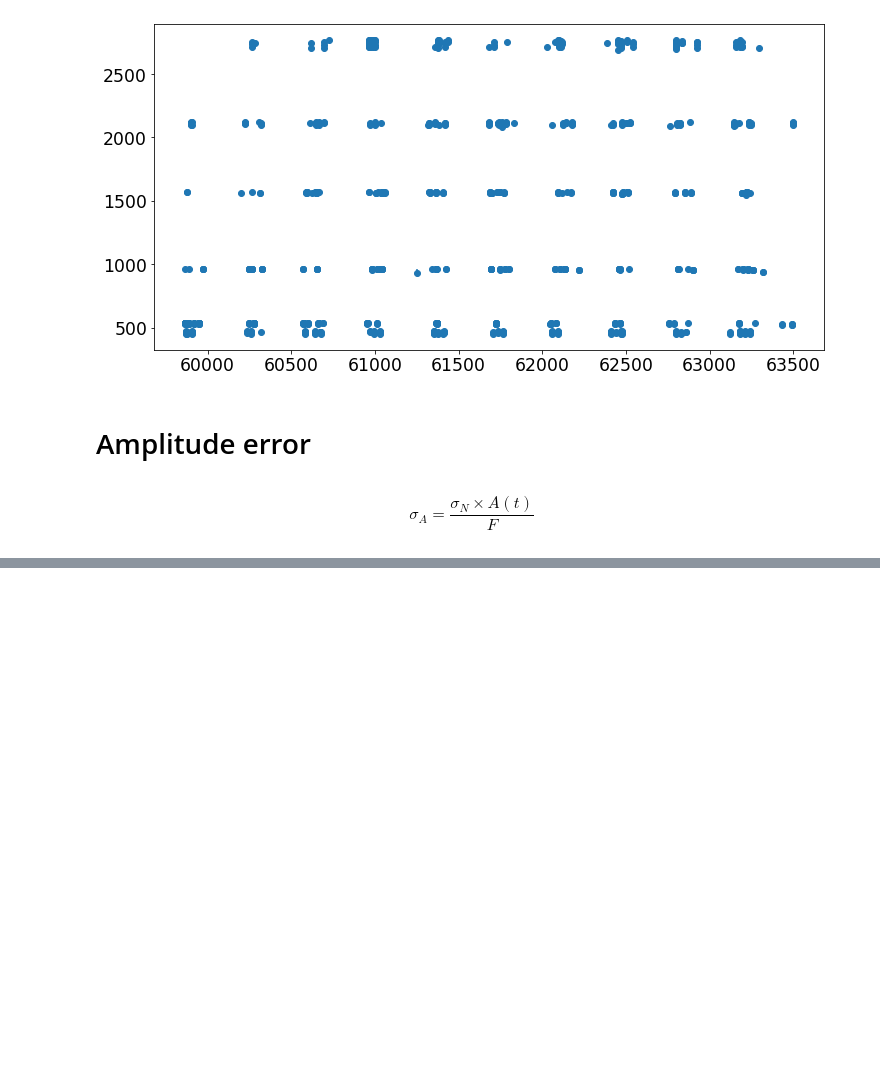
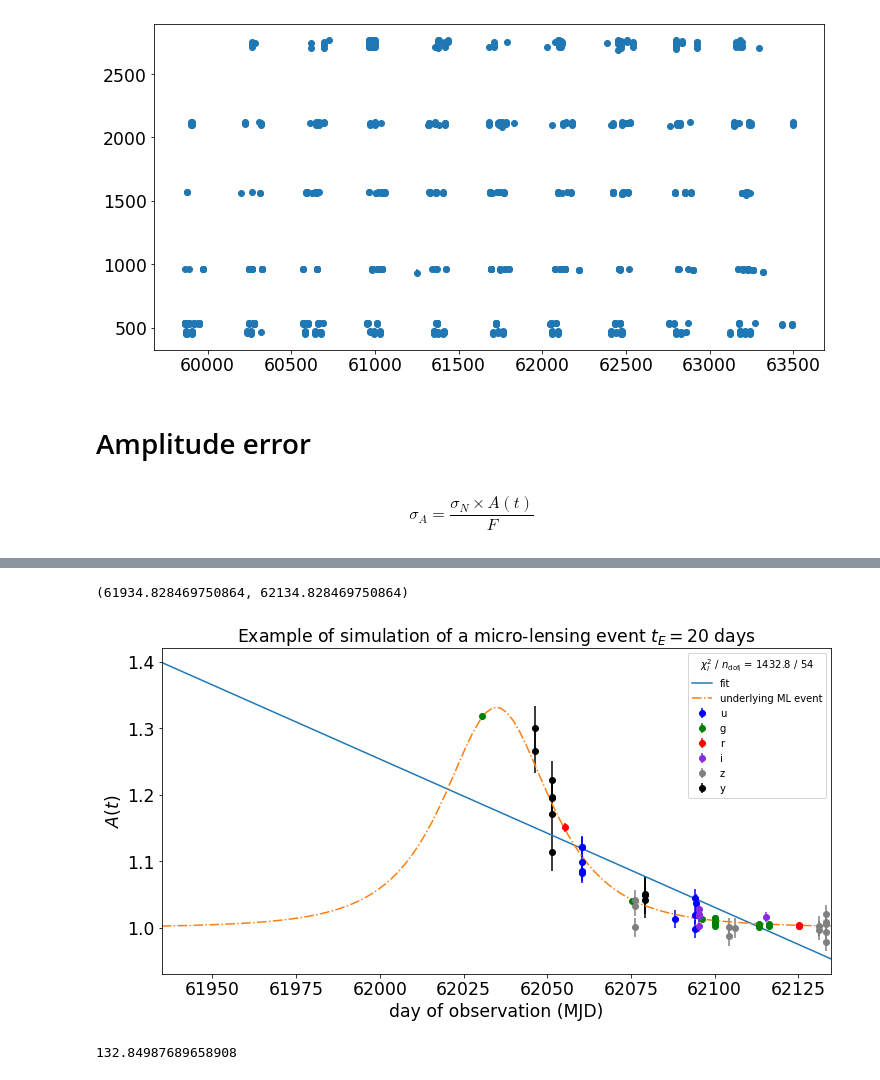
Before and after one commit to sylvielsstfr/StageM12021, a Jupyter notebook: notebooks Damien/Internship.ipynb, the cells around one changed output, grey strips where cells are left out. Saved outputs shown, nothing was run; the diff lists cells and outputs as text; code cells hidden in the pictures; blank space fills up the shorter version.

```diff
--- a/notebooks Damien/Internship.ipynb
+++ b/notebooks Damien/Internship.ipynb
@@ -625,0 +786,32 @@ plt.xlim(tmin,tmax)
+# %%
+least_squares_line = LeastSquares(x, y, amp_err, linear) #linear least squares
+m_line = Minuit(least_squares_line, alpha=1, beta=1)
+
+m_line.migrad() # finds minimum of least_squares function
+m_line.hesse()  # accurately computes uncertainties
+
+plt.errorbar(x_u, y_u, amp_err_u, fmt="o", label="u", color = "b")  #Show data points with their respective photometric error
+plt.errorbar(x_g, y_g, amp_err_g, fmt="o", label="g", color = "g")  #Color depends on the filter
+plt.errorbar(x_r, y_r, amp_err_r, fmt="o", label="r", color = "r")
+plt.errorbar(x_i, y_i, amp_err_i, fmt="o", label="i", color = "blueviolet")
+plt.errorbar(x_z, y_z, amp_err_z, fmt="o", label="z", color ="grey")
+plt.errorbar(x_y, y_y, amp_err_y, fmt="o", label="y", color ="k")
+plt.plot(ti, linear(ti, *m_line.values), label="fit")
+plt.plot(ti,A(u(ti)),"-.",label="underlying ML event")
+
+
+fit_info = [
+    f"$\\chi^2_l$ / $n_\\mathrm{{dof_l}}$ = {m_line.fval:.1f} / {len(x) - m_line.nfit}",     #Display fit info
+]
+plt.xlabel("day of observation (MJD)")
+plt.ylabel("$A(t)$")
+plt.title("Example of simulation of a micro-lensing event $t_E = 20$ days")
+plt.legend(title="\n".join(fit_info))
+plt.xlim(tmin,tmax)
+# %% [output]
+(61934.828469750864, 62134.828469750864)
+[figure, added]
+# %%
+(m_line.fval - m.fval)/np.sqrt(2*(len(x)- m.nfit))
+# %% [output]
+132.84987689658908
```
Also changed, not shown: parts of 4 cells of this notebook.
